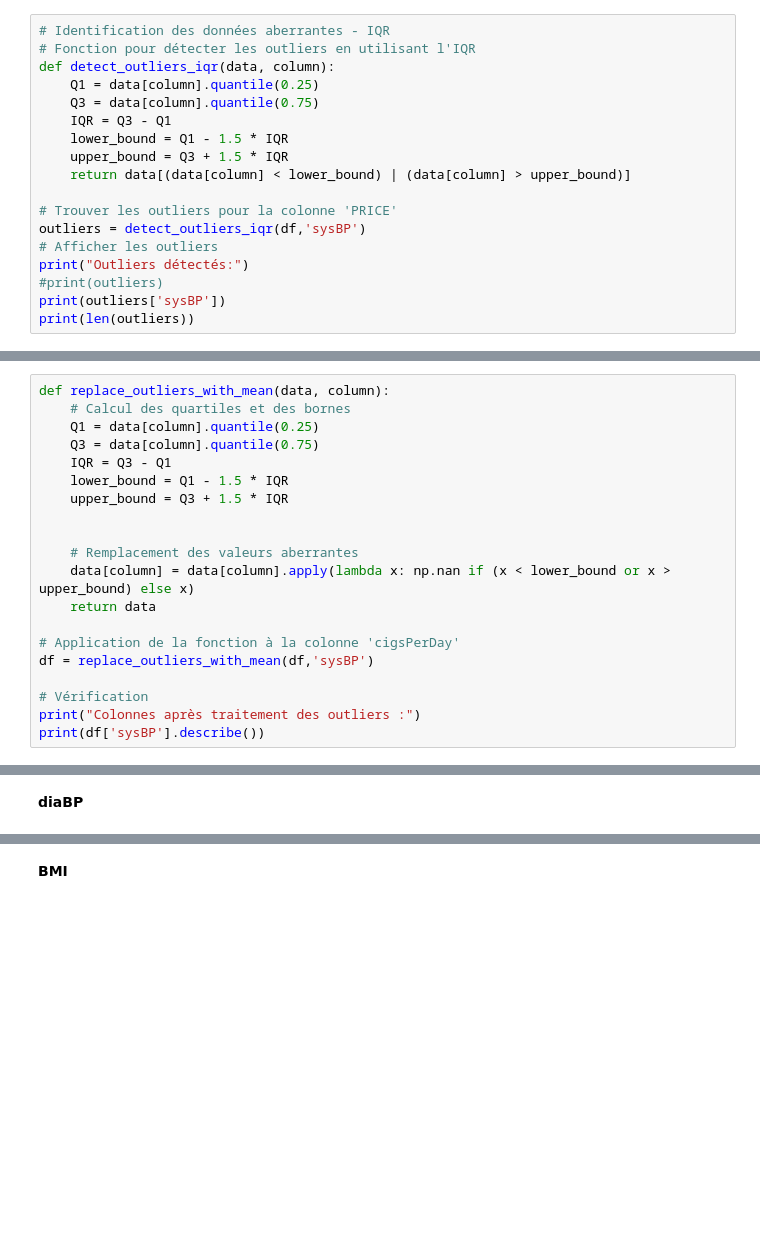
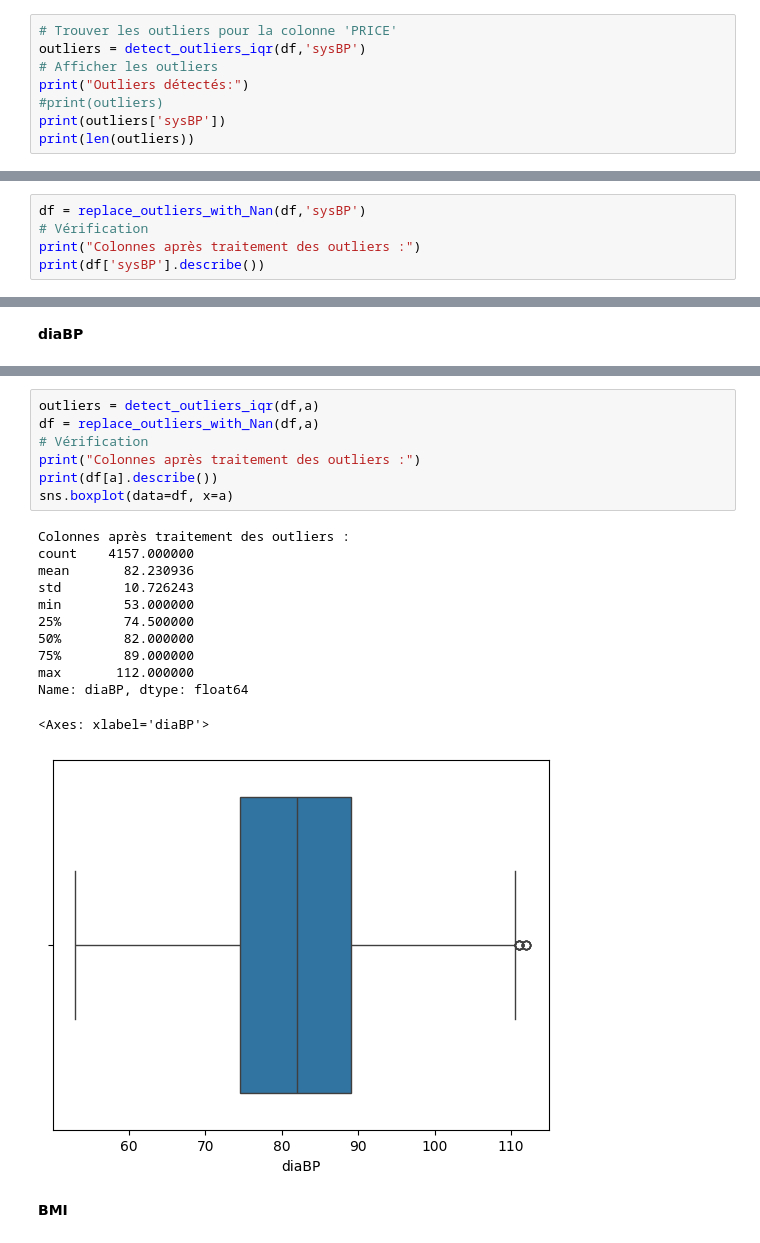
Before and after one commit to KAWTARDAKHAM/Heart_disease, a Jupyter notebook: Version sur.ipynb, the cells around one changed output, grey strips where cells are left out. Drawn from its saved outputs; the diff is of its cells as text; blank space fills up the shorter version.

```diff
--- a/Version sur.ipynb
+++ b/Version sur.ipynb
@@ -283,16 +283,6 @@ plt.show()
 [figure]
 [figure]
 # %%
-# Identification des données aberrantes - IQR
-# Fonction pour détecter les outliers en utilisant l'IQR
-def detect_outliers_iqr(data, column):
-    Q1 = data[column].quantile(0.25)
-    Q3 = data[column].quantile(0.75)
-    IQR = Q3 - Q1
-    lower_bound = Q1 - 1.5 * IQR
-    upper_bound = Q3 + 1.5 * IQR
-    return data[(data[column] < lower_bound) | (data[column] > upper_bound)]
-
 # Trouver les outliers pour la colonne 'PRICE'
 outliers = detect_outliers_iqr(df,'sysBP')
 # Afficher les outliers
@@ -315,23 +305,3 @@ Outliers détectés:
 4228    190.0
 Name: sysBP, Length: 126, dtype: float64
 126
-# %%
-def replace_outliers_with_mean(data, column):
-    # Calcul des quartiles et des bornes
-    Q1 = data[column].quantile(0.25)
-    Q3 = data[column].quantile(0.75)
-    IQR = Q3 - Q1
-    lower_bound = Q1 - 1.5 * IQR
-    upper_bound = Q3 + 1.5 * IQR
-
-
-    # Remplacement des valeurs aberrantes
-    data[column] = data[column].apply(lambda x: np.nan if (x < lower_bound or x > upper_bound) else x)
-    return data
-
-# Application de la fonction à la colonne 'cigsPerDay'
-df = replace_outliers_with_mean(df,'sysBP')
-
-# Vérification
-print("Colonnes après traitement des outliers :")
-print(df['sysBP'].describe())
@@ -348,0 +310,5 @@ Name: sysBP, dtype: float64
+# %%
+df = replace_outliers_with_Nan(df,'sysBP')
+# Vérification
+print("Colonnes après traitement des outliers :")
+print(df['sysBP'].describe())
@@ -427,2 +346,22 @@ Name: diaBP, dtype: float64
+# %%
+outliers = detect_outliers_iqr(df,a)
+df = replace_outliers_with_Nan(df,a)
+# Vérification
+print("Colonnes après traitement des outliers :")
+print(df[a].describe())
+sns.boxplot(data=df, x=a)
+# %% [output]
+Colonnes après traitement des outliers :
+count    4157.000000
+mean       82.230936
+std        10.726243
+min        53.000000
+25%        74.500000
+50%        82.000000
+75%        89.000000
+max       112.000000
+Name: diaBP, dtype: float64
+<Axes: xlabel='diaBP'>
+[figure, added]
 # %% [markdown]
 **BMI**
```
Also changed, not shown: parts of 64 cells of this notebook.
